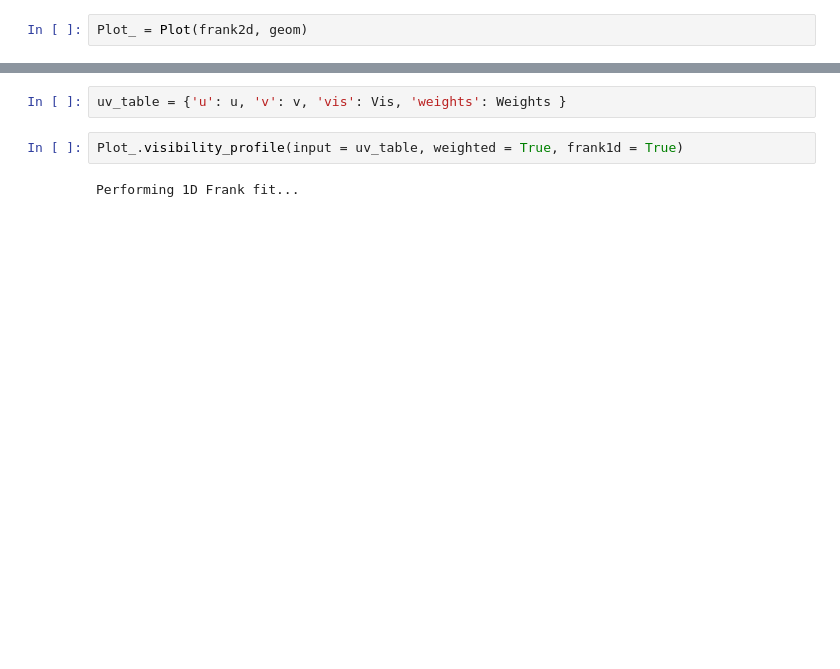
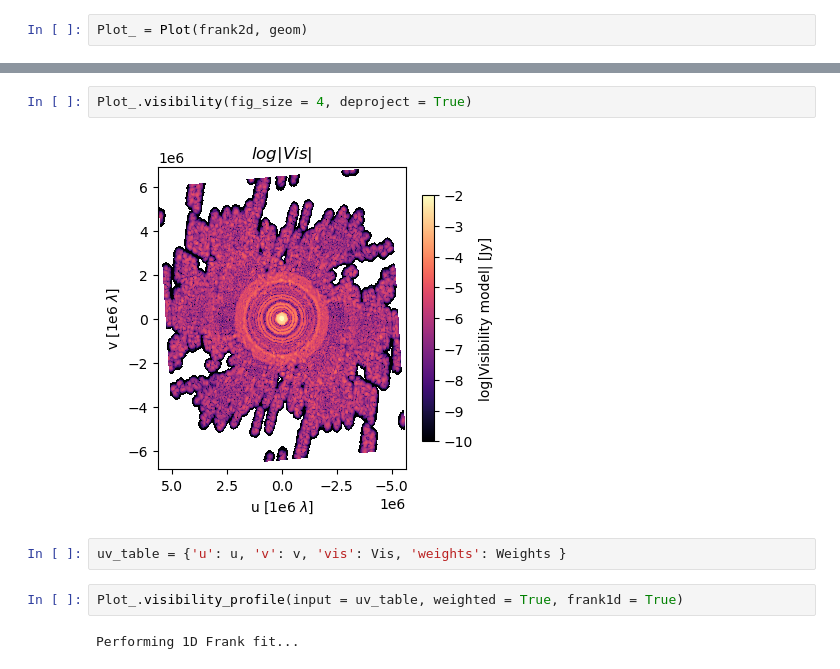
Before and after one commit to mariajmellado/frank2d, a Jupyter notebook: Notebooks/45_Frank2D_FixPlots.ipynb, the cells around one changed output, grey strips where cells are left out. Saved outputs shown, nothing was run; the diff lists cells and outputs as text; blank space fills up the shorter version.

```diff
--- a/Notebooks/45_Frank2D_FixPlots.ipynb
+++ b/Notebooks/45_Frank2D_FixPlots.ipynb
@@ -912,3 +919,7 @@ Plot_.intensity(fig_size = 4)
+# %%
+Plot_.visibility(fig_size = 4, deproject = True)
+# %% [output]
+[figure, new version]
 # %%
 uv_table = {'u': u, 'v': v, 'vis': Vis, 'weights': Weights }
 # %%
```
Also changed, not shown: parts of 6 cells of this notebook, 10 other files.
